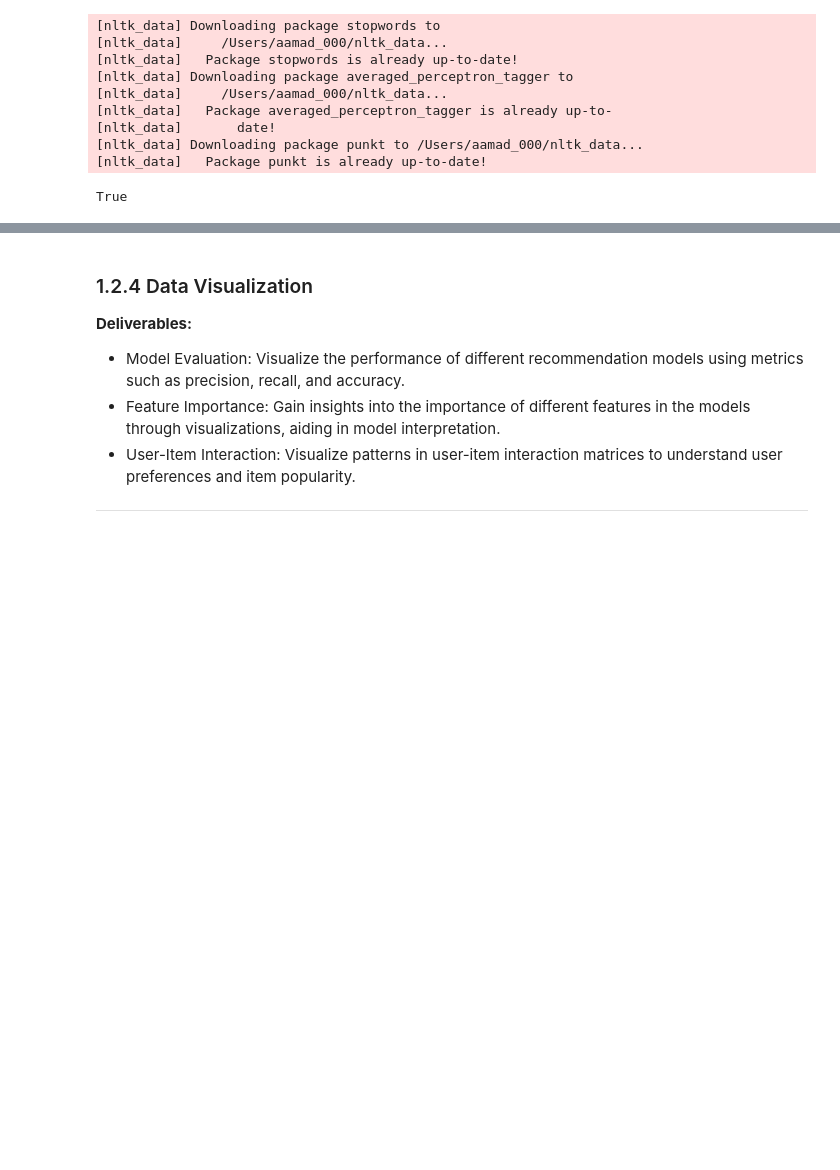
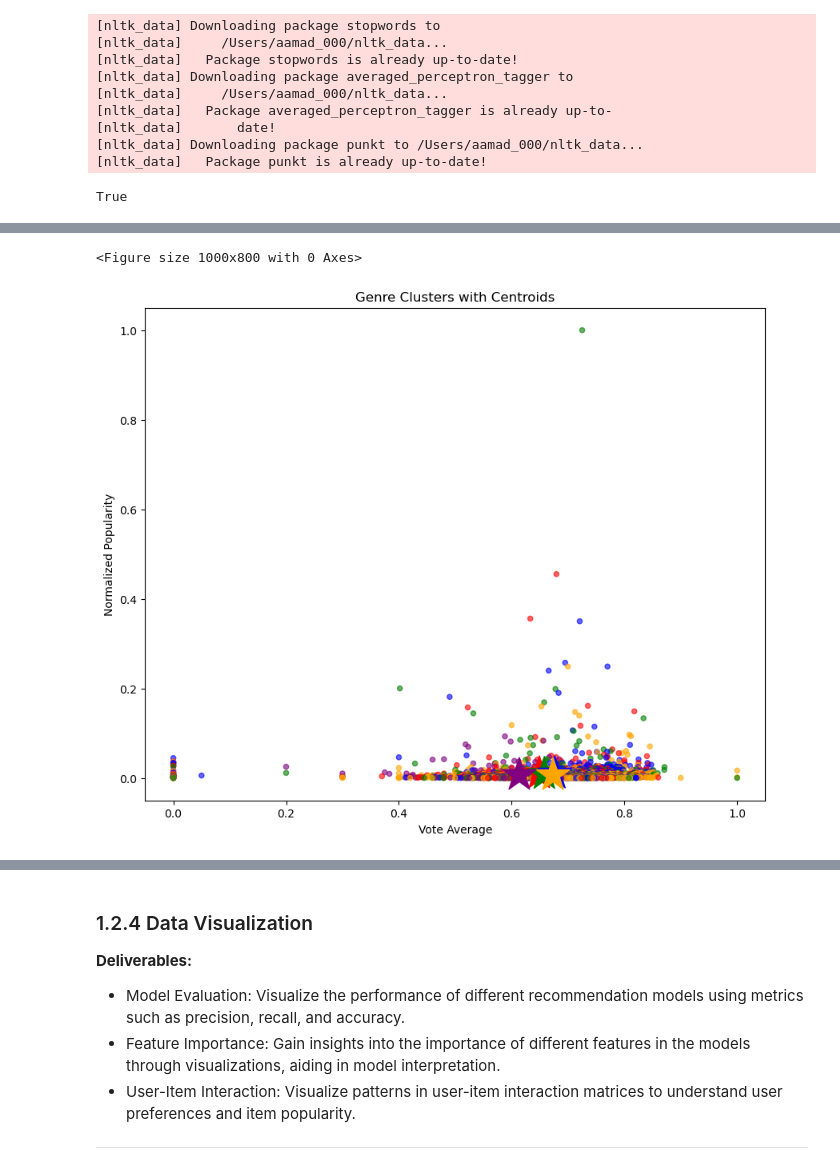
Before and after one commit to tamadasun/Integrated-Movie-Recommendation-and-Analysis, a Jupyter notebook: notebooks/02_Data_Modeling.ipynb, the cells around one changed output, grey strips where cells are left out. Cells and saved outputs as stored; diff of their text form; code cells hidden in the pictures; blank space fills up the shorter version.

```diff
--- a/notebooks/02_Data_Modeling.ipynb
+++ b/notebooks/02_Data_Modeling.ipynb
@@ -439,0 +548,7 @@ tmdb_df['preprocessed_overview'] = tmdb_df['overview'].apply(lemmatize_text)
+# %%
+#text preprocessing
+tfidf_matrix_genre, tfidf_vectorizer_genre = apply_tfidf_vectorizer(tmdb_df, text_column='genre_names')
+# %%
+#applying k-means clustering
+kmeans = KMeans(n_clusters=5, random_state=42)
+tmdb_df['genre_cluster'] = kmeans.fit_predict(tfidf_matrix_genre)
@@ -439,0 +583,7 @@ tmdb_df['preprocessed_overview'] = tmdb_df['overview'].apply(lemmatize_text)
+# %%
+# Attach predicted cluster to original points
+tmdb_df['cluster'] = kmeans.labels_
+# %%
+#option 1: groupby
+numeric_columns = tmdb_df.select_dtypes(include=['number']).columns
+genre_cluster_means = tmdb_df.groupby('genre_cluster')[numeric_columns].mean()
@@ -439,0 +631,43 @@ tmdb_df['preprocessed_overview'] = tmdb_df['overview'].apply(lemmatize_text)
+# %%
+# Scatterplot!
+
+# Figsize
+plt.figure(figsize=(10, 8))
+
+# Map colors for different genre clusters
+unique_clusters = tmdb_df['genre_cluster'].nunique()
+colors = ['red', 'green', 'blue', 'orange', 'purple', 'cyan', 'magenta', 'yellow', 'black', 'brown', 'pink', 'gray', 'olive', 'lime', 'teal', 'coral', 'indigo', 'violet', 'gold', 'navy'][:unique_clusters]
+
+tmdb_df['colors'] = tmdb_df['genre_cluster'].map(lambda p: colors[p])
+
+# Plot points
+ax = tmdb_df.plot(kind='scatter',
+                  x='vote_average_normalized',
+                  y='popularity_normalized',
+                  figsize=(10, 8),
+                  c=tmdb_df['colors'],
+                  marker='o',
+                  alpha=0.6)
+
+# Plot Centroids
+genre_cluster_means.plot(kind='scatter',
+                         x='vote_average_normalized',
+                         y='popularity_normalized',
+                         marker='*',
+                         c=colors,
+                         s=1000,
+                         ax=ax)
+
+# Set plot labels
+plt.title('Genre Clusters with Centroids')
+plt.xlabel('Vote Average')
+plt.ylabel('Normalized Popularity')
+
+# Set axis limits to zoom in
+#plt.xlim(-0.2, 1)
+#plt.ylim(-0.2, 1)
+
+plt.show()
+# %% [output]
+<Figure size 1000x800 with 0 Axes>
+[figure, added]
```
Also changed, not shown: parts of 42 cells of this notebook, 14 other files.
